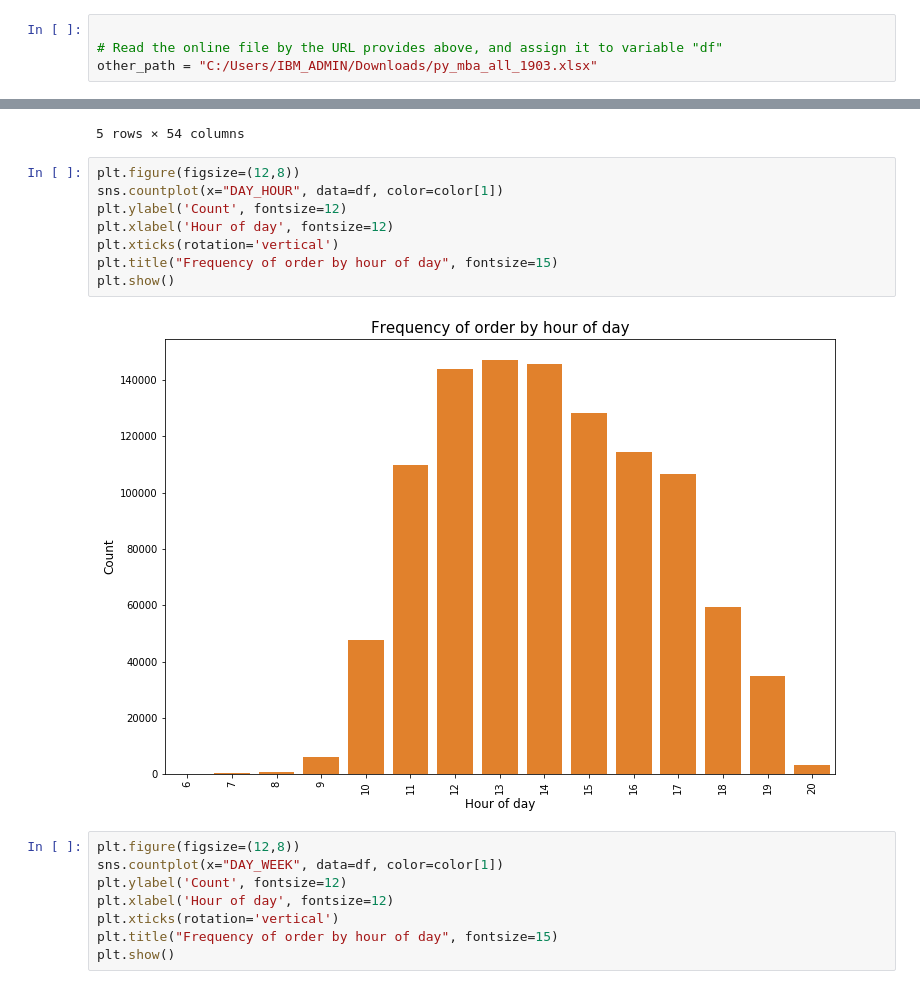
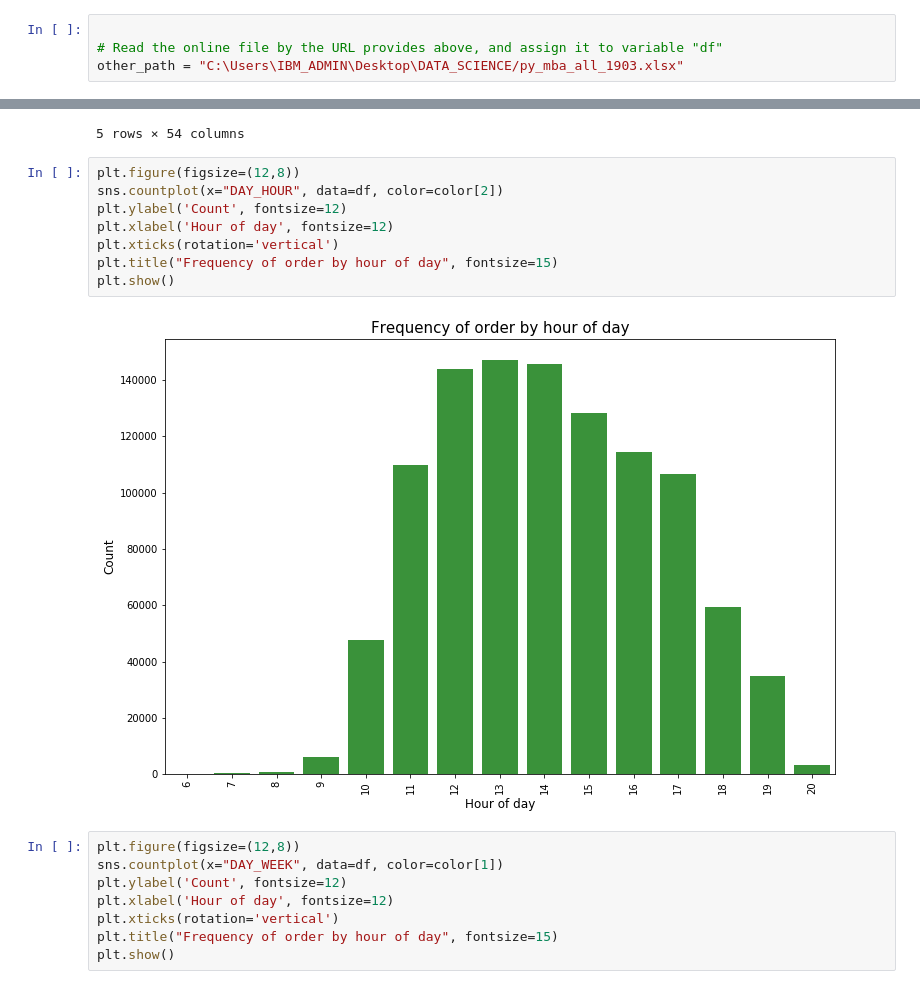
Before and after one commit to GAURAB10/python1, a Jupyter notebook: data_science.ipynb, the cells around one changed output, grey strips where cells are left out. Cells and saved outputs as stored; diff of their text form.

```diff
--- a/data_science.ipynb
+++ b/data_science.ipynb
@@ -14,7 +14,7 @@ import pandas as pd
 # %%
 
 # Read the online file by the URL provides above, and assign it to variable "df"
-other_path = "C:/Users/IBM_ADMIN/Downloads/py_mba_all_1903.xlsx"
+other_path = "C:\Users\IBM_ADMIN\Desktop\DATA_SCIENCE/py_mba_all_1903.xlsx"
 # %%
 df = pd.read_excel(other_path)
 # %%
@@ -93,14 +92,14 @@ df109.head()
 5 rows × 54 columns
 # %%
 plt.figure(figsize=(12,8))
-sns.countplot(x="DAY_HOUR", data=df, color=color[1])
+sns.countplot(x="DAY_HOUR", data=df, color=color[2])
 plt.ylabel('Count', fontsize=12)
 plt.xlabel('Hour of day', fontsize=12)
 plt.xticks(rotation='vertical')
 plt.title("Frequency of order by hour of day", fontsize=15)
 plt.show()
 # %% [output]
-[figure, old version]
+[figure, new version]
 # %%
 plt.figure(figsize=(12,8))
 sns.countplot(x="DAY_WEEK", data=df, color=color[1])
```
Also changed, not shown: parts of 27 cells of this notebook.
